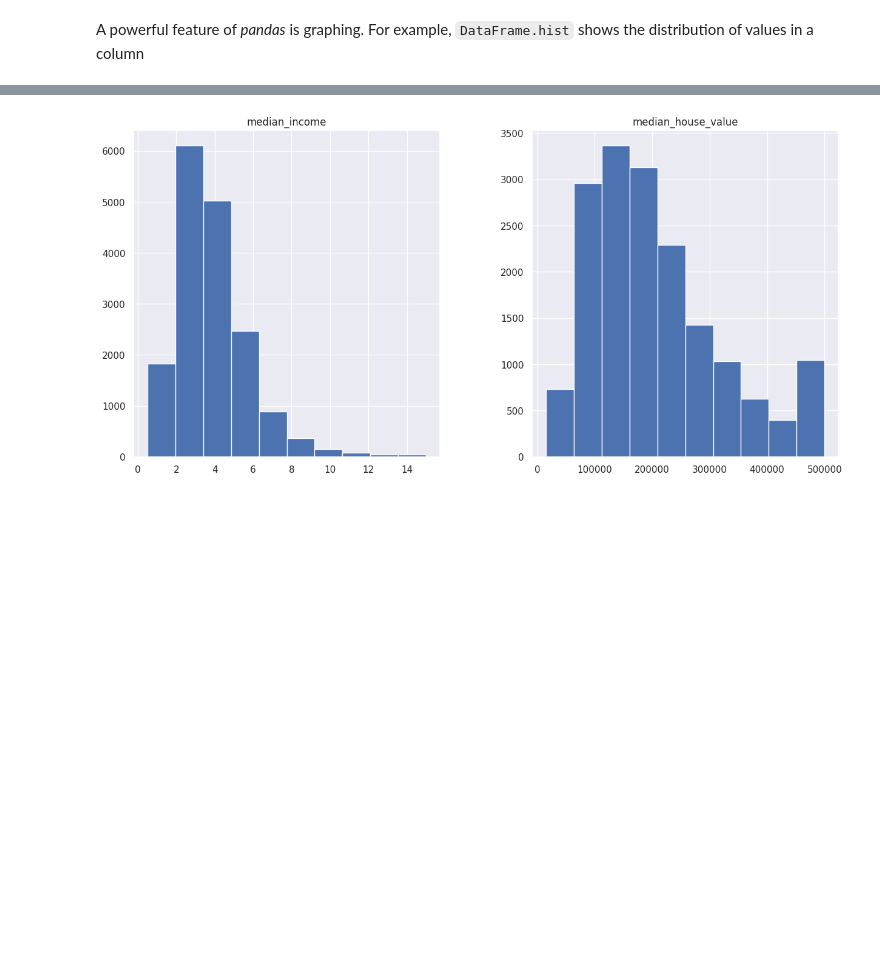
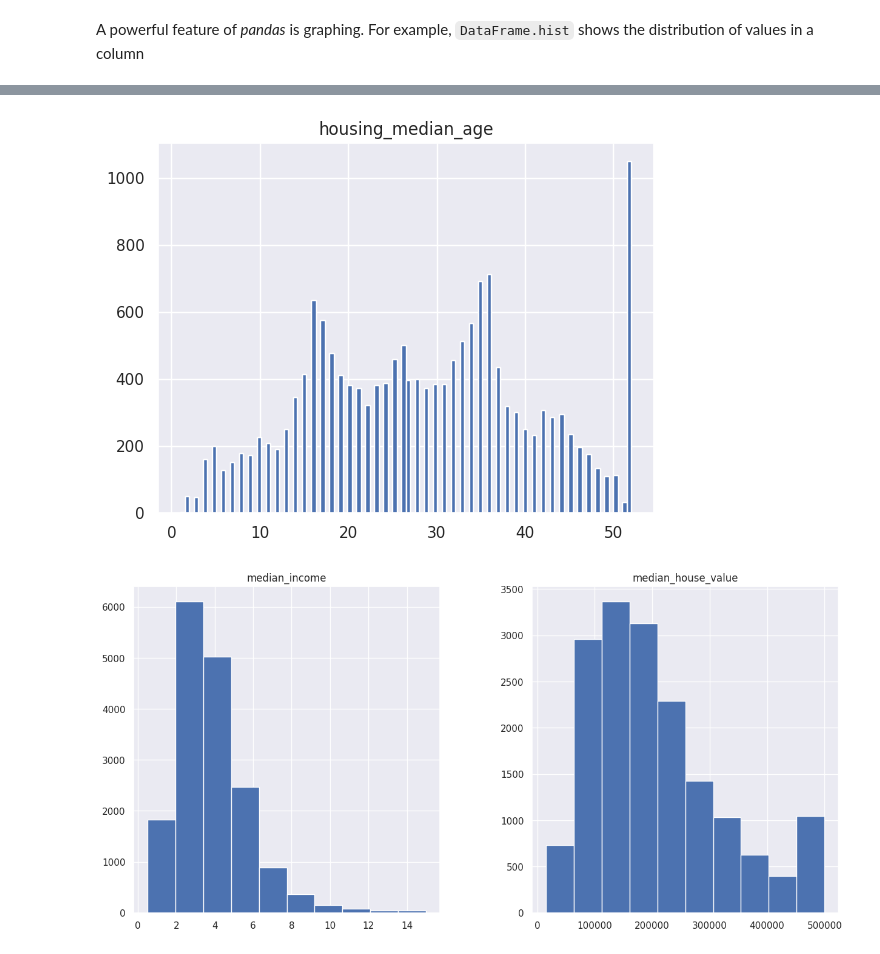
Before and after one commit to Lalo0105/ai-uis-student, a Jupyter notebook: 2. Notebooks/04_std_Notes_Pandas_Introduction.ipynb, the cells around one changed output, grey strips where cells are left out. Cells and saved outputs as stored; diff of their text form; code cells hidden in the pictures; blank space fills up the shorter version.

```diff
--- a/2. Notebooks/04_std_Notes_Pandas_Introduction.ipynb
+++ b/2. Notebooks/04_std_Notes_Pandas_Introduction.ipynb
@@ -203,3 +240,7 @@ A powerful feature of *pandas* is graphing. For example, `DataFrame.hist`  shows
+# %%
+d.hist('housing_median_age',bins=100);
+# %% [output]
+[figure, added]
 # %%
 #@title **code**
 plt.figure(figsize = (15, 7))
```
Also changed, not shown: parts of 40 cells of this notebook, 1 other file.
